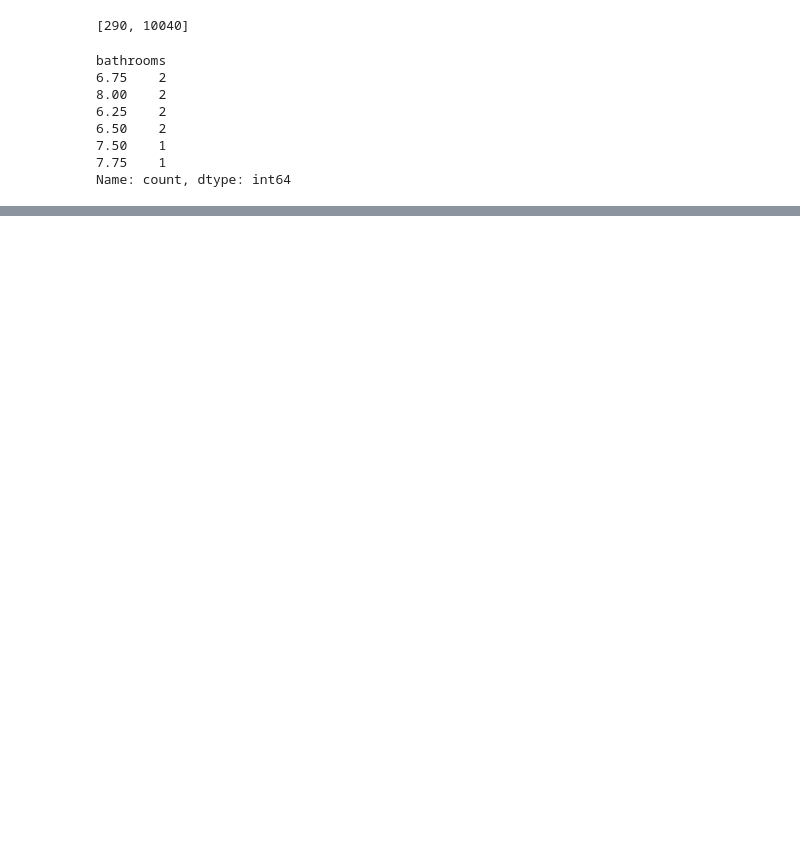
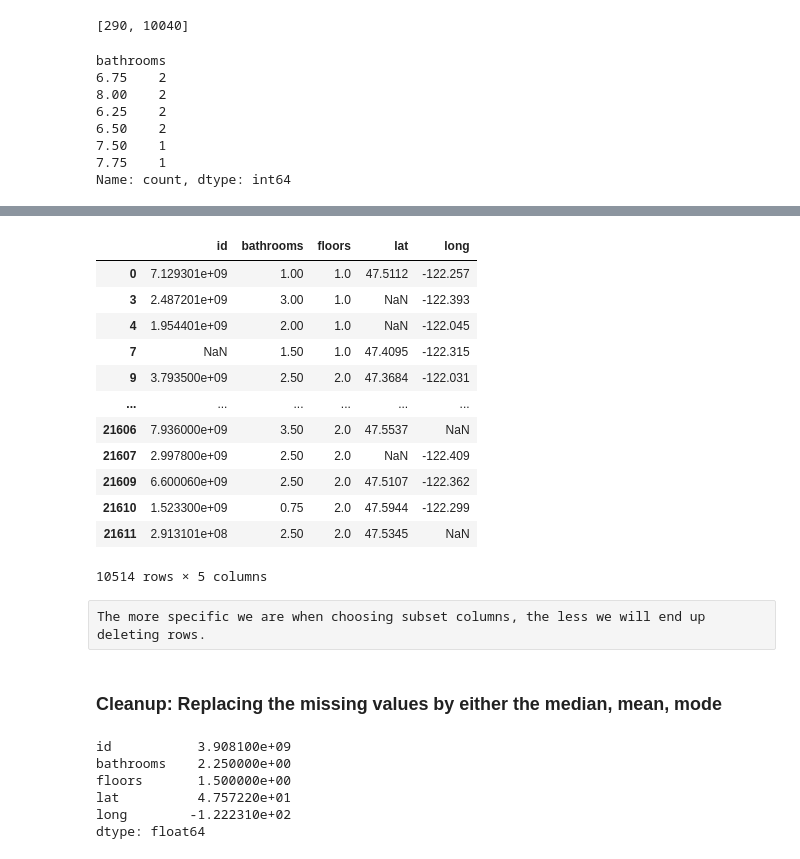
Before and after one commit to FawziElZein/categorical-and-missing-values, a Jupyter notebook: FSD_W1D3_assignment.ipynb, the cells around one changed output, grey strips where cells are left out. Saved outputs shown, nothing was run; the diff lists cells and outputs as text; code cells hidden in the pictures; blank space fills up the shorter version.

```diff
--- a/FSD_W1D3_assignment.ipynb
+++ b/FSD_W1D3_assignment.ipynb
@@ -194,0 +241,31 @@ Name: count, dtype: int64
+# %%
+#delete rows that have NaN values at specific columns of the data set ('bathrooms',floors')
+df_cleaned = df_.dropna(subset=['bathrooms', 'floors'])
+df_cleaned
+# %% [output]
+|  | id | bathrooms | floors | lat | long |
+| 0 | 7.129301e+09 | 1.00 | 1.0 | 47.5112 | -122.257 |
+| 3 | 2.487201e+09 | 3.00 | 1.0 | NaN | -122.393 |
+| 4 | 1.954401e+09 | 2.00 | 1.0 | NaN | -122.045 |
+| 7 | NaN | 1.50 | 1.0 | 47.4095 | -122.315 |
+| 9 | 3.793500e+09 | 2.50 | 2.0 | 47.3684 | -122.031 |
+| ... | ... | ... | ... | ... | ... |
+| 21606 | 7.936000e+09 | 3.50 | 2.0 | 47.5537 | NaN |
+| 21607 | 2.997800e+09 | 2.50 | 2.0 | NaN | -122.409 |
+| 21609 | 6.600060e+09 | 2.50 | 2.0 | 47.5107 | -122.362 |
+| 21610 | 1.523300e+09 | 0.75 | 2.0 | 47.5944 | -122.299 |
+| 21611 | 2.913101e+08 | 2.50 | 2.0 | 47.5345 | NaN |
+10514 rows × 5 columns
+# %% [raw]
+The more specific we are when choosing subset columns, the less we will end up deleting rows.
+# %% [markdown]
+### Cleanup: Replacing the missing values by either the median, mean, mode
+# %%
+df_.median()
+# %% [output]
+id           3.908100e+09
+bathrooms    2.250000e+00
+floors       1.500000e+00
+lat          4.757220e+01
+long        -1.222310e+02
+dtype: float64
```
Also changed, not shown: parts of 7 cells of this notebook.
